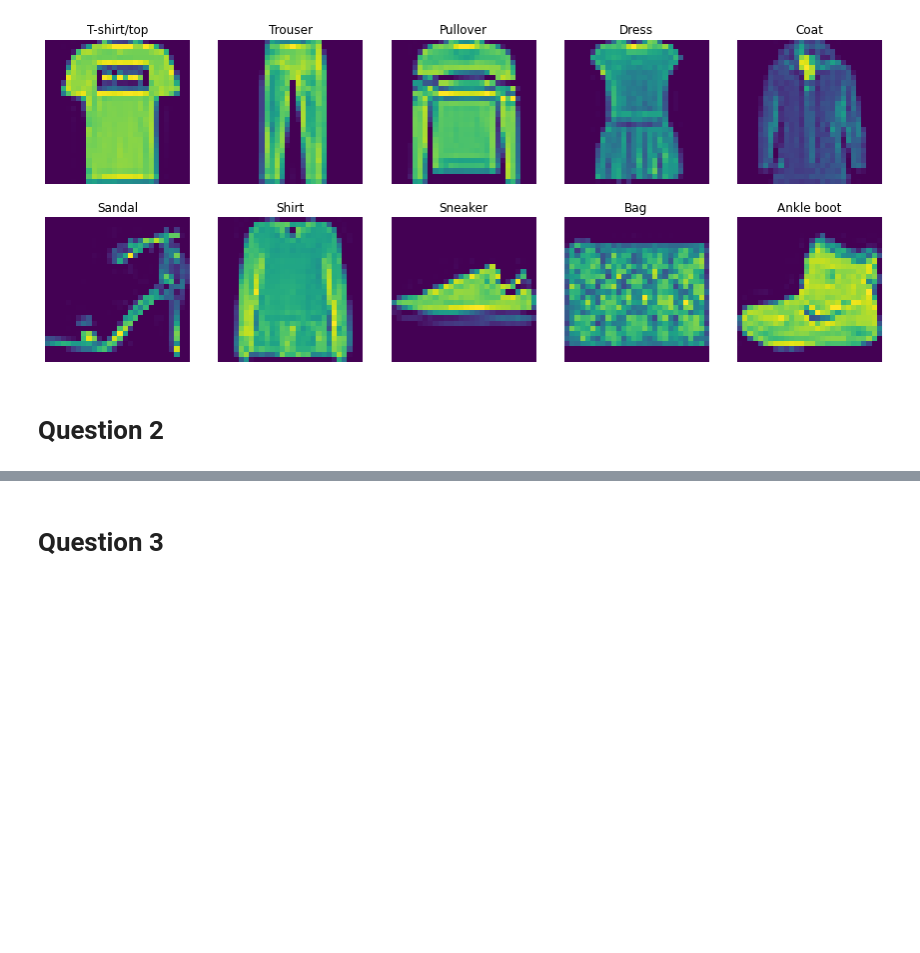
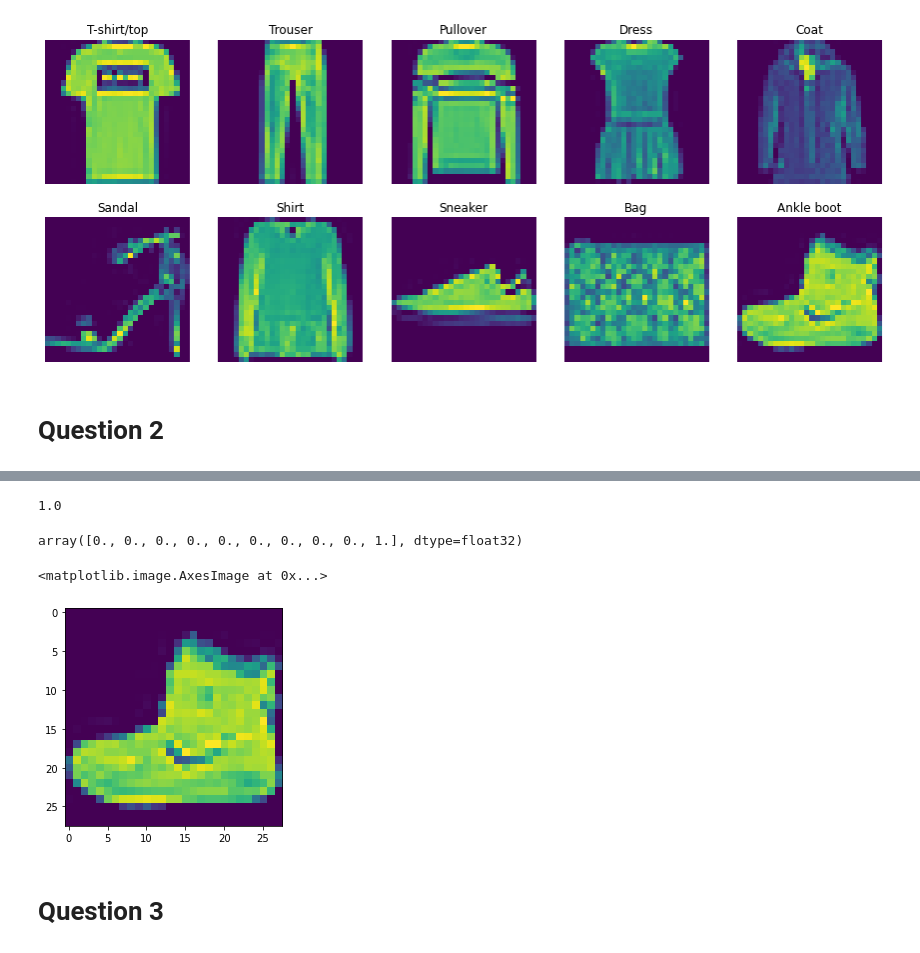
Before and after one commit to PrasadK97/Deep-Learning_Assignment_1, a Jupyter notebook: Assignment_1.ipynb, the cells around one changed output, grey strips where cells are left out. Saved outputs shown, nothing was run; the diff lists cells and outputs as text; code cells hidden in the pictures; blank space fills up the shorter version.

Commit message:
Flattening the dataset into 1d array and also standardizing it convert its value between 0 and 1

```diff
--- a/Assignment_1.ipynb
+++ b/Assignment_1.ipynb
@@ -71,0 +90,3 @@ for i in range(0,10):   #  this loop will traverse through the labels
+# %%
+# Flatten the images
+train_X = train_X.reshape((60000, 28 * 28))
@@ -71,0 +97,6 @@ for i in range(0,10):   #  this loop will traverse through the labels
+# %%
+train_X = train_X.astype('float32') / 255
+# %%
+max(train_X[1])
+# %% [output]
+1.0
@@ -72,3 +110,12 @@ for i in range(0,10):   #  this loop will traverse through the labels
+# %%
+train_Y[0]
+# %% [output]
+array([0., 0., 0., 0., 0., 0., 0., 0., 0., 1.], dtype=float32)
+# %%
+plt.imshow(train_X[0].reshape(28,28))
+# %% [output]
+<matplotlib.image.AxesImage at 0x...>
+[figure, added]
 # %% [markdown]
 # Question 3
 # %% [markdown]
```
Also changed, not shown: parts of 8 cells of this notebook.
